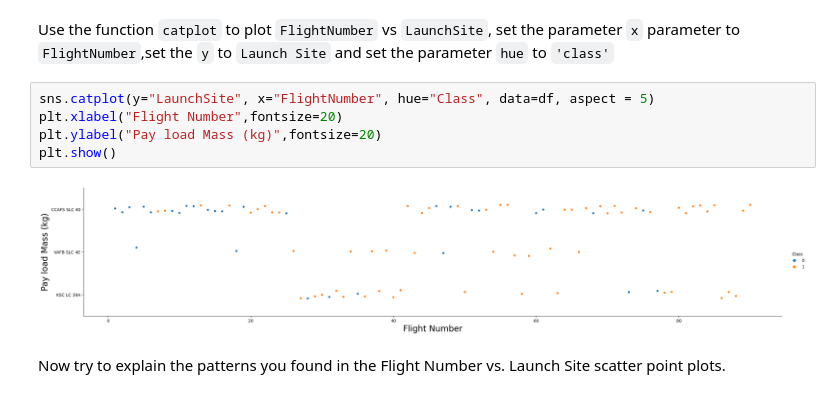
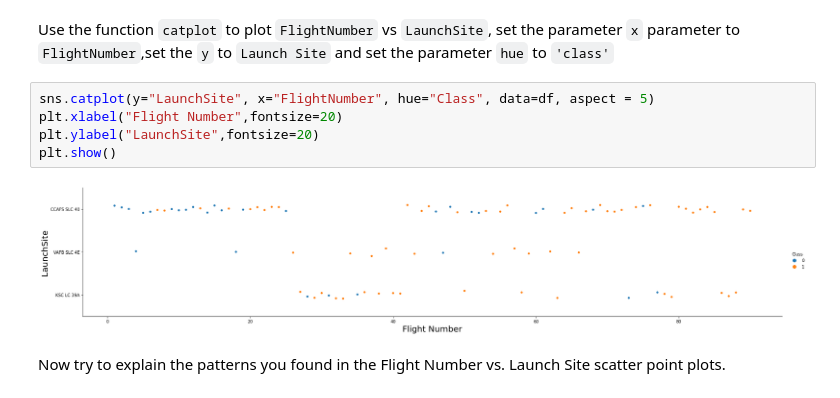
Before and after one commit to AhmedAdel722/capestone-project, a Jupyter notebook: 4-jupyter-labs-eda-dataviz.ipynb, the cells around one changed output. Cells and saved outputs as stored; diff of their text form.

```diff
--- a/4-jupyter-labs-eda-dataviz.ipynb
+++ b/4-jupyter-labs-eda-dataviz.ipynb
@@ -87,10 +87,10 @@ Use the function <code>catplot</code> to plot <code>FlightNumber</code> vs <code
 # %%
 sns.catplot(y="LaunchSite", x="FlightNumber", hue="Class", data=df, aspect = 5)
 plt.xlabel("Flight Number",fontsize=20)
-plt.ylabel("Pay load Mass (kg)",fontsize=20)
+plt.ylabel("LaunchSite",fontsize=20)
 plt.show()
 # %% [output]
-[figure, old version]
+[figure, new version]
 # %% [markdown]
 Now try to explain the patterns you found in the Flight Number vs. Launch Site scatter point plots.
 # %% [markdown]
```
